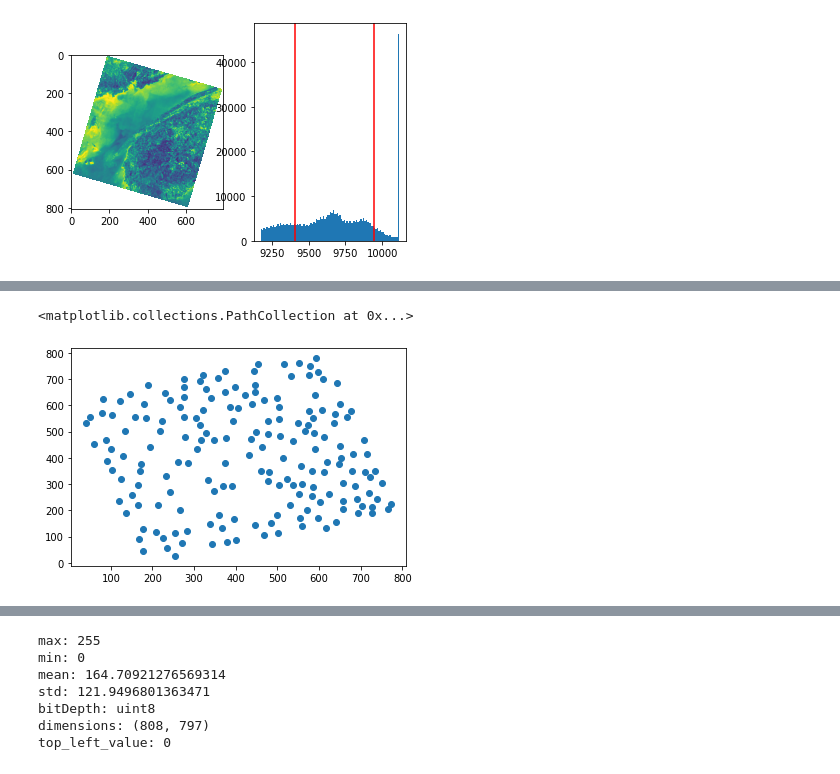
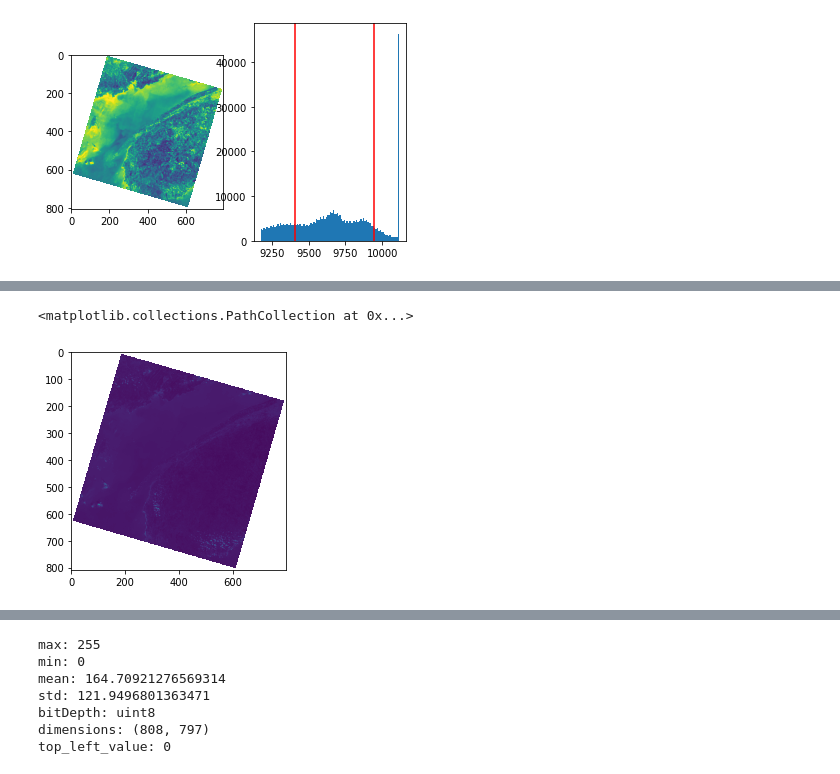
Before and after one commit to NSCC-COGS/GDAA2030, a Jupyter notebook: tutorial4/kevinkmcguigan/GDAA2030_T4_kevinmc.ipynb, the cells around one changed output, grey strips where cells are left out. Saved outputs shown, nothing was run; the diff lists cells and outputs as text; code cells hidden in the pictures.

```diff
--- a/tutorial4/kevinkmcguigan/GDAA2030_T4_kevinmc.ipynb
+++ b/tutorial4/kevinkmcguigan/GDAA2030_T4_kevinmc.ipynb
@@ -288,10 +394,9 @@ def convert32(a, maskVal=0, inplace=False):
 # %%
 from skimage.feature import peak_local_max
 
-localMaxPts = peak_local_max(image, min_distance=20)
-# print(localMaxPts)
-# plt.imshow(image32LargestArea_scaled)
-plt.scatter(localMaxPts[:, 1], localMaxPts[:, 0])
+localMaxPts = peak_local_max(image32, min_distance=20) # our image as 32 bit
+plt.imshow(image32)
+plt.scatter(localMaxPts[:, 1], localMaxPts[:, 0],c='red')
 # %% [output]
 <matplotlib.collections.PathCollection at 0x...>
-[figure, old version]
+[figure, new version]
```
Also changed, not shown: parts of 85 cells of this notebook, 1 other file.
